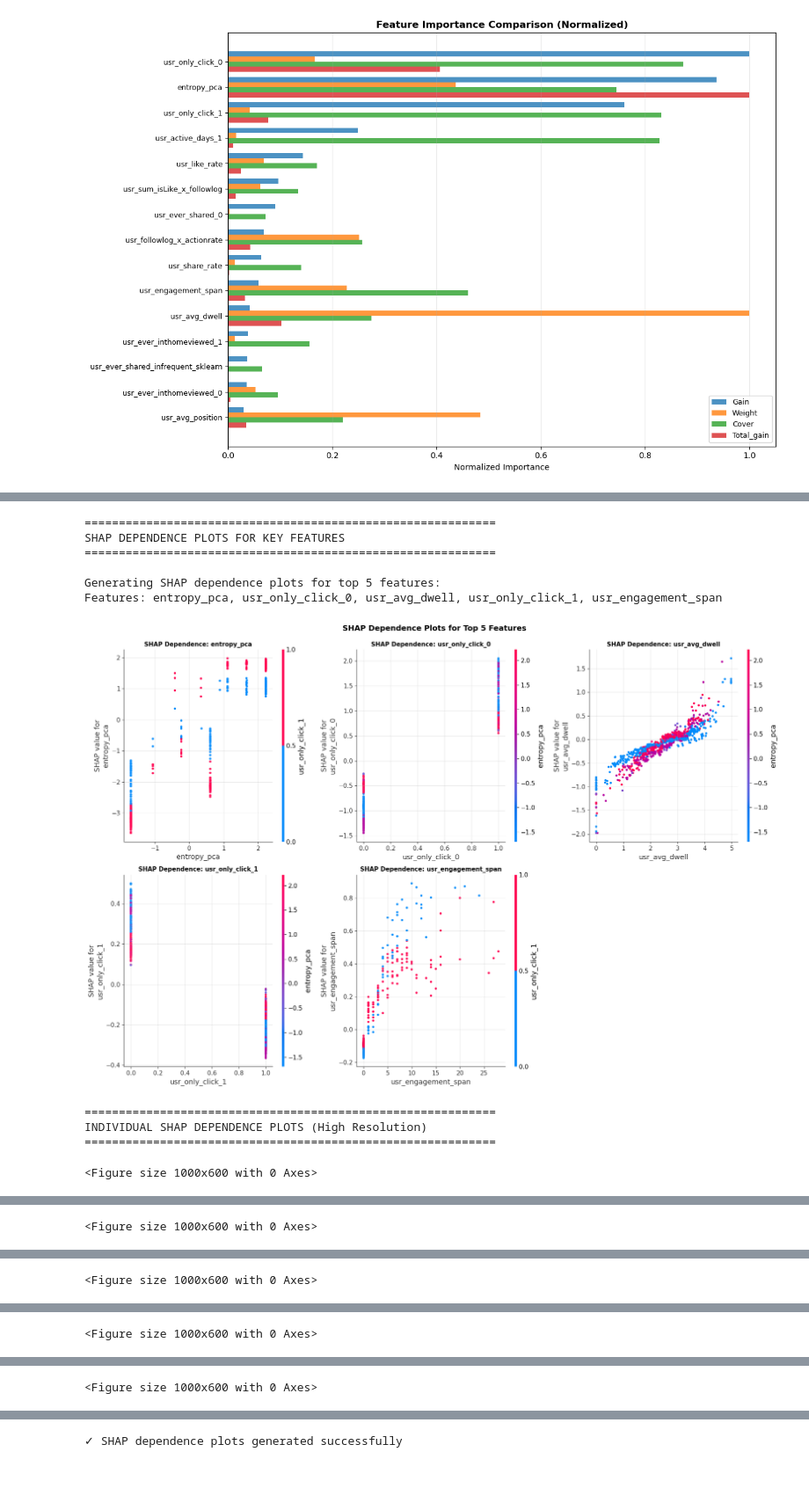
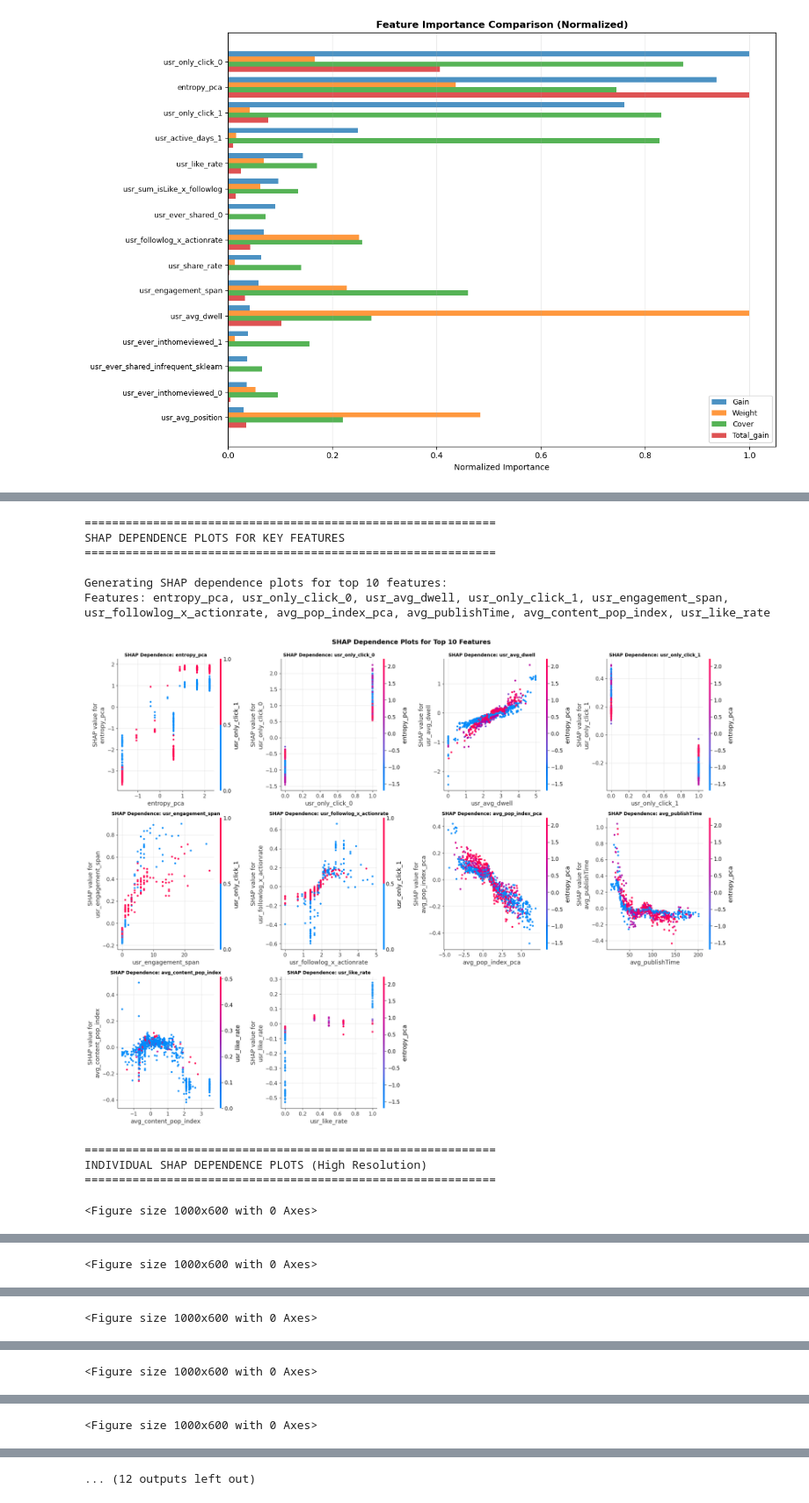
Before and after one commit to renaschaller/Master-Thesis-Music-Streaming, a Jupyter notebook: models/XG-Boost.ipynb, the cells around one changed output, grey strips where cells are left out. Shown at 88% size. Cells and saved outputs as stored; diff of their text form; code cells hidden in the pictures; blank space fills up the shorter version.

```diff
--- a/models/XG-Boost.ipynb
+++ b/models/XG-Boost.ipynb
@@ -938,18 +939,18 @@ print("="*60)
 try:
     import shap
 
-    # Get top 5 features from SHAP importance
-    top_features = shap_importance.head(5)['feature'].tolist()
+    # Get top 10 features from SHAP importance
+    top_features = shap_importance.head(10)['feature'].tolist()
 
-    print(f"\nGenerating SHAP dependence plots for top 5 features:")
+    print(f"\nGenerating SHAP dependence plots for top 10 features:")
     print(f"Features: {', '.join(top_features)}")
 
-    # Create figure with subplots
-    fig, axes = plt.subplots(2, 3, figsize=(18, 12))
+    # Create figure with subplots (3 rows x 4 columns = 12 subplots, we'll use 10)
+    fig, axes = plt.subplots(3, 4, figsize=(20, 15))
     axes = axes.flatten()
 
-    # Generate dependence plots for top 5 features
-    for idx, feature in enumerate(top_features[:5]):
+    # Generate dependence plots for top 10 features
+    for idx, feature in enumerate(top_features[:10]):
         try:
             # Find feature index
             feature_idx = feature_names.index(feature) if feature in feature_names else None
@@ -963,21 +964,22 @@ try:
                     ax=axes[idx],
                     show=False
                 )
-                axes[idx].set_title(f"SHAP Dependence: {feature}", fontsize=11, fontweight='bold')
+                axes[idx].set_title(f"SHAP Dependence: {feature}", fontsize=10, fontweight='bold')
                 axes[idx].grid(True, alpha=0.3)
             else:
                 axes[idx].text(0.5, 0.5, f"Feature '{feature}' not found",
                               ha='center', va='center', transform=axes[idx].transAxes)
-                axes[idx].set_title(f"SHAP Dependence: {feature}", fontsize=11, fontweight='bold')
+                axes[idx].set_title(f"SHAP Dependence: {feature}", fontsize=10, fontweight='bold')
         except Exception as e:
             axes[idx].text(0.5, 0.5, f"Error plotting {feature}:\n{str(e)}",
                           ha='center', va='center', transform=axes[idx].transAxes, fontsize=9)
-            axes[idx].set_title(f"SHAP Dependence: {feature}", fontsize=11, fontweight='bold')
+            axes[idx].set_title(f"SHAP Dependence: {feature}", fontsize=10, fontweight='bold')
 
-    # Hide the 6th subplot if we only have 5 features
-    axes[5].axis('off')
+    # Hide the unused subplots (11th and 12th)
+    axes[10].axis('off')
+    axes[11].axis('off')
 
-    plt.suptitle("SHAP Dependence Plots for Top 5 Features", fontsize=14, fontweight='bold', y=0.995)
+    plt.suptitle("SHAP Dependence Plots for Top 10 Features", fontsize=14, fontweight='bold', y=0.995)
     plt.tight_layout()
     plt.show()
 
@@ -986,41 +988,41 @@ try:
     print("INDIVIDUAL SHAP DEPENDENCE PLOTS (High Resolution)")
     print("="*60)
 
-    for feature in top_features[:5]:
+    for feature in top_features[:10]:
         try:
             feature_idx = feature_names.index(feature) if feature in feature_names else None
             if feature_idx is not None:
                 plt.figure(figsize=(10, 6))
                 shap.dependence_plot(
                     feature_idx,
                     shap_values,
                     X_test_sample,
                     feature_names=feature_names,
                     show=False
                 )
                 plt.title(f"SHAP Dependence Plot: {feature}", fontsize=14, fontweight='bold')
                 plt.grid(True, alpha=0.3)
                 plt.tight_layout()
                 plt.show()
         except Exception as e:
             print(f"Could not generate dependence plot for {feature}: {e}")
 
     print("\n✓ SHAP dependence plots generated successfully")
 
 except ImportError:
     print("SHAP library not installed. Install with: pip install shap")
 except Exception as e:
     print(f"Error generating SHAP dependence plots: {e}")
     import traceback
     traceback.print_exc()
 # %% [output]
 ============================================================
 SHAP DEPENDENCE PLOTS FOR KEY FEATURES
 ============================================================
 
-Generating SHAP dependence plots for top 5 features:
-Features: entropy_pca, usr_only_click_0, usr_avg_dwell, usr_only_click_1, usr_engagement_span
+Generating SHAP dependence plots for top 10 features:
+Features: entropy_pca, usr_only_click_0, usr_avg_dwell, usr_only_click_1, usr_engagement_span, usr_followlog_x_actionrate, avg_pop_index_pca, avg_publishTime, avg_content_pop_index, usr_like_rate
-[figure, old version]
+[figure, new version]
 ============================================================
 INDIVIDUAL SHAP DEPENDENCE PLOTS (High Resolution)
 ============================================================
@@ -1037 +1038 @@ INDIVIDUAL SHAP DEPENDENCE PLOTS (High Resolution)
-✓ SHAP dependence plots generated successfully
+... (12 outputs left out)
```
Also changed, not shown: parts of 4 cells of this notebook.
